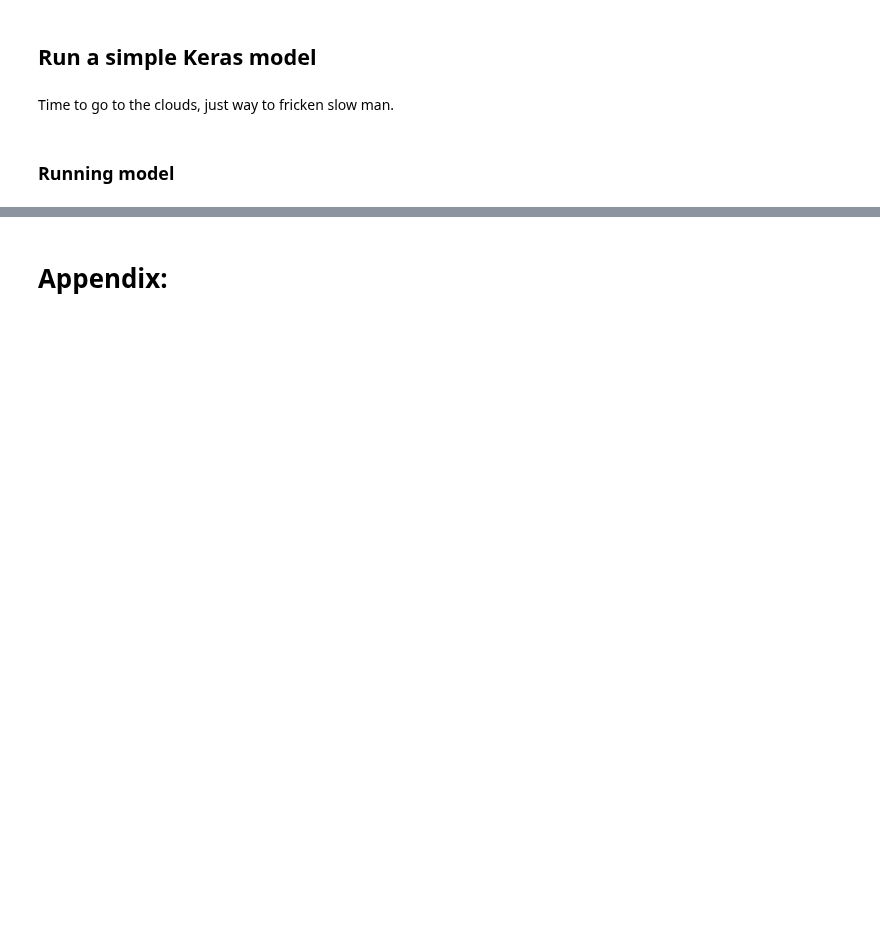
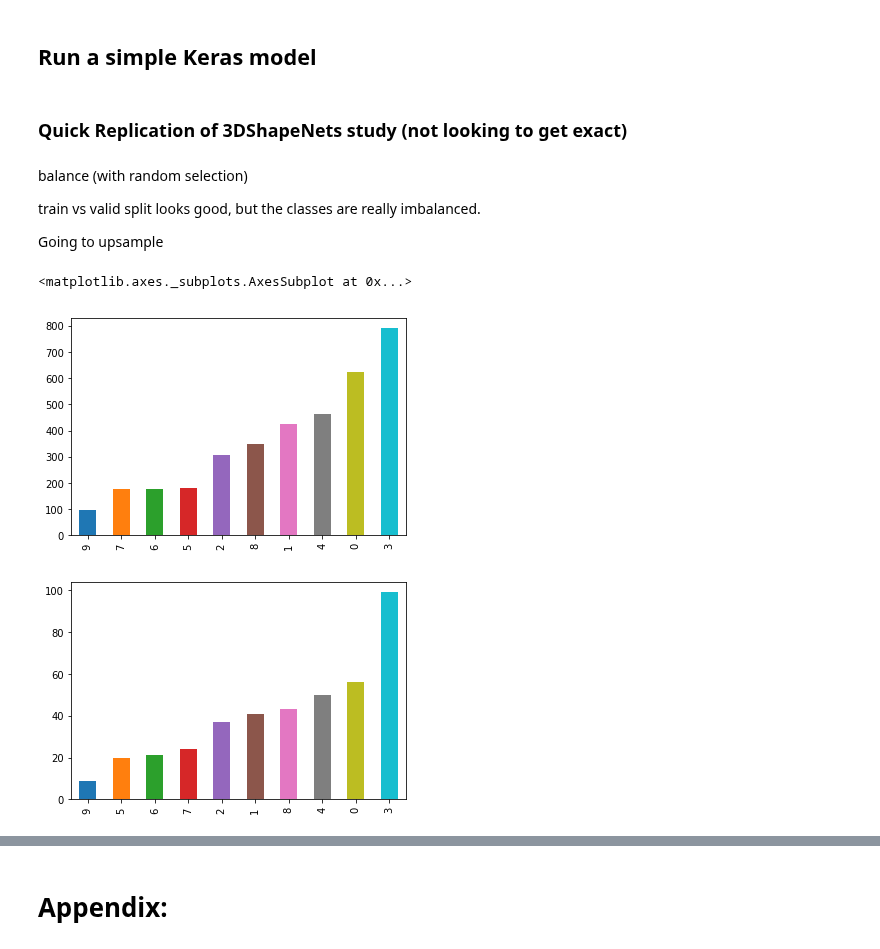
Before and after one commit to Ryanglambert/3d_model_retriever, a Jupyter notebook: EDA.ipynb, the cells around one changed output, grey strips where cells are left out. Cells and saved outputs as stored; diff of their text form; code cells hidden in the pictures; blank space fills up the shorter version.

```diff
--- a/EDA.ipynb
+++ b/EDA.ipynb
@@ -91,9 +91,7 @@ This is a bed.
 # %% [markdown]
 ## Run a simple Keras model
-# %% [markdown]
-Time to go to the clouds, just way to fricken slow man.
-# %% [markdown]
-### Running model
+# %% [markdown]
+### Quick Replication of 3DShapeNets study (not looking to get exact)
 # %%
 from keras.utils import to_categorical
 import matplotlib.pyplot as plt
@@ -104,11 +102,32 @@ from data import load_data
 from plots import plot_vox
 
 (x_train, y_train), (x_test, y_test), target_names = load_data('./ModelNet10/')
-y_train = to_categorical(y_train)
-y_test = to_categorical(y_test)
+# y_train = to_categorical(y_train)
+# y_test = to_categorical(y_test)
 
 np.random.seed(42)
 train_indices = np.random.choice(np.arange(0, y_train.shape[0]), y_train.shape[0], replace=False)
 
 x_train = x_train[train_indices]
 y_train = y_train[train_indices]
+# %% [markdown]
+balance (with random selection)
+
+train vs valid split looks good, but the classes are really imbalanced.
+
+Going to upsample
+# %%
+import pandas as pd
+
+df = pd.DataFrame(y_train)
+
+train = df.iloc[:3591]
+valid = df.iloc[3591:]
+
+train[0].value_counts().sort_values().plot(kind='bar')
+plt.figure()
+valid[0].value_counts().sort_values().plot(kind='bar')
+# %% [output]
+<matplotlib.axes._subplots.AxesSubplot at 0x...>
+[figure, added]
+[figure, added]
```
Also changed, not shown: parts of 25 cells of this notebook.
